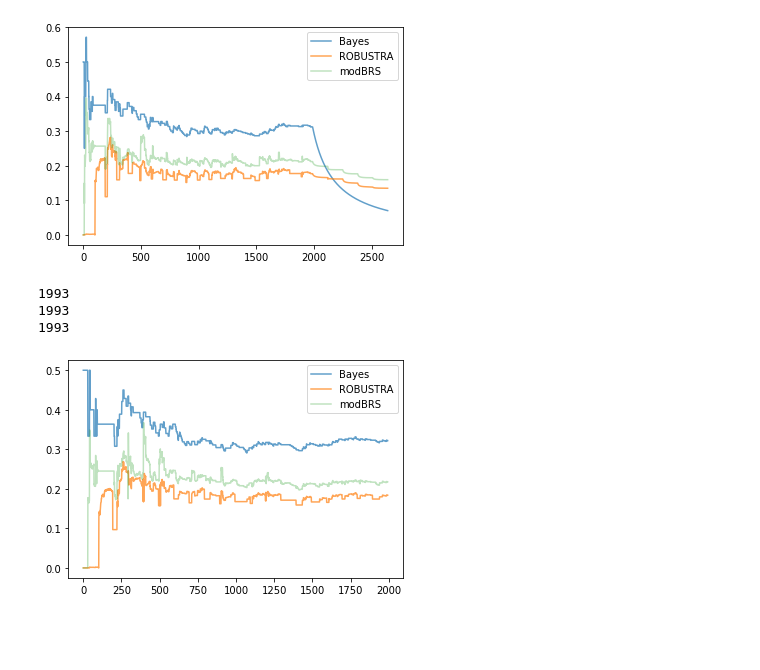
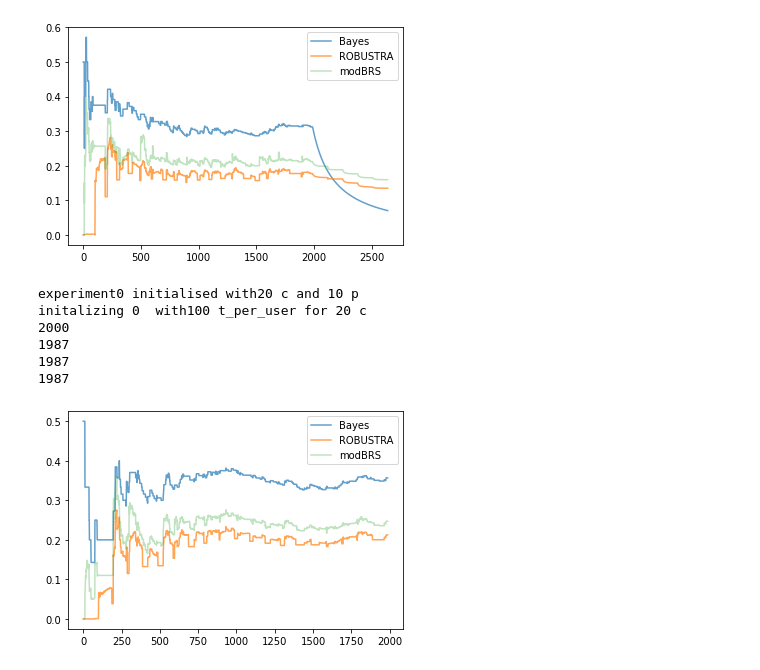
Before and after one commit to xahiru/robustra, a Jupyter notebook: agentbasedexp_cleansim2.ipynb, the cells around one changed output. Saved outputs shown, nothing was run; the diff lists cells and outputs as text; code cells hidden in the pictures; blank space fills up the shorter version.

```diff
--- a/agentbasedexp_cleansim2.ipynb
+++ b/agentbasedexp_cleansim2.ipynb
@@ -730,13 +734,18 @@ exp1.plot(101,203)
 2640
 2640
 [figure]
-# %%
-exp1.plot(101,204)
-# %% [output]
-1993
-1993
-1993
-[figure, removed]
+# %%
+exp1.reset_all()
+exp1.i_transactions([(101,204)], [(101,204)], True, 100)
+exp1.plot(101,204)
+# %% [output]
+experiment0 initialised with20 c and 10 p
+initalizing 0  with100 t_per_user for 20 c
+2000
+1987
+1987
+1987
+[figure, added]
 # %%
 exp1.get_rep(101, 204, reptype='rob', alpha=0.8, filter_threshold=0.5)
 # %% [output]
```
Also changed, not shown: parts of 18 cells of this notebook.
